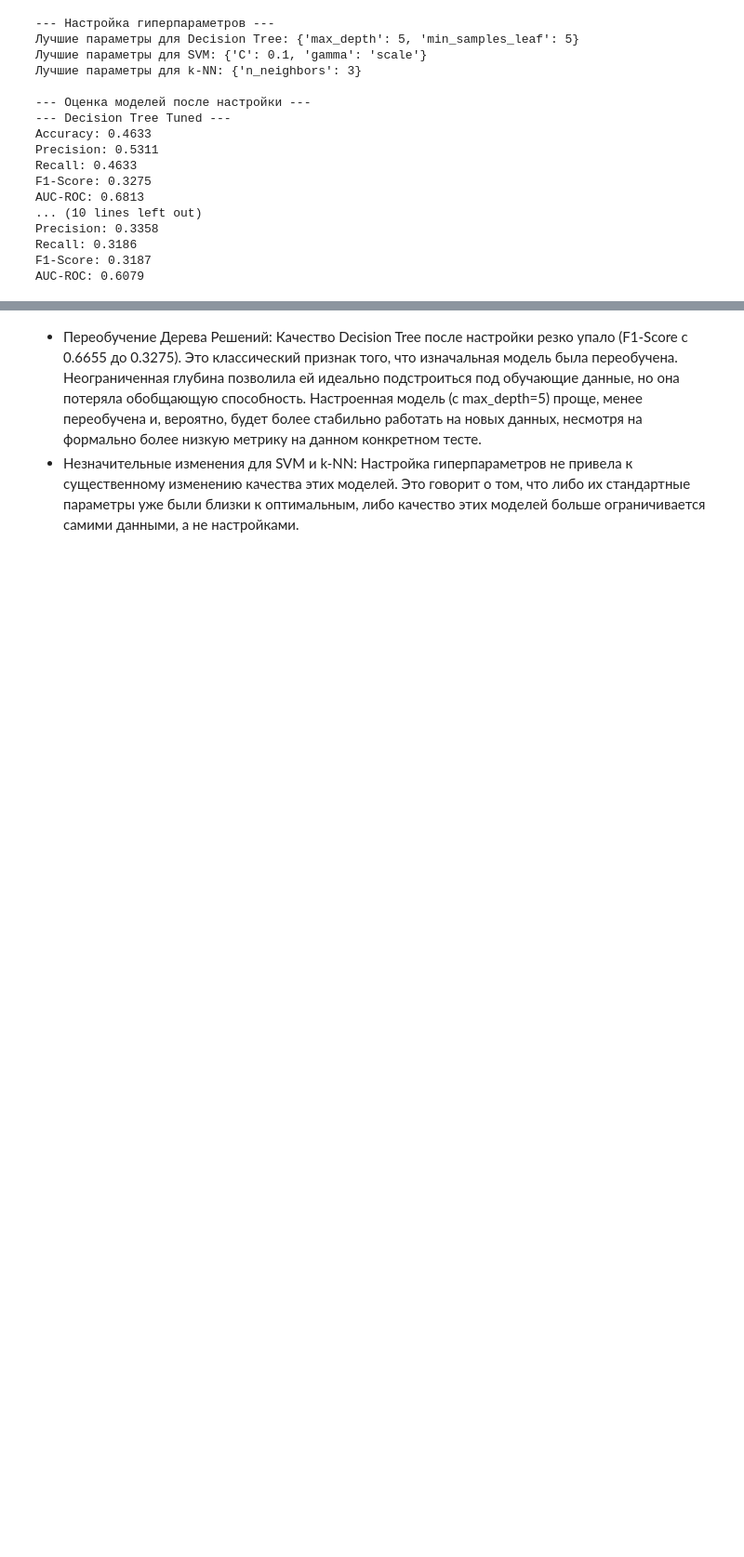
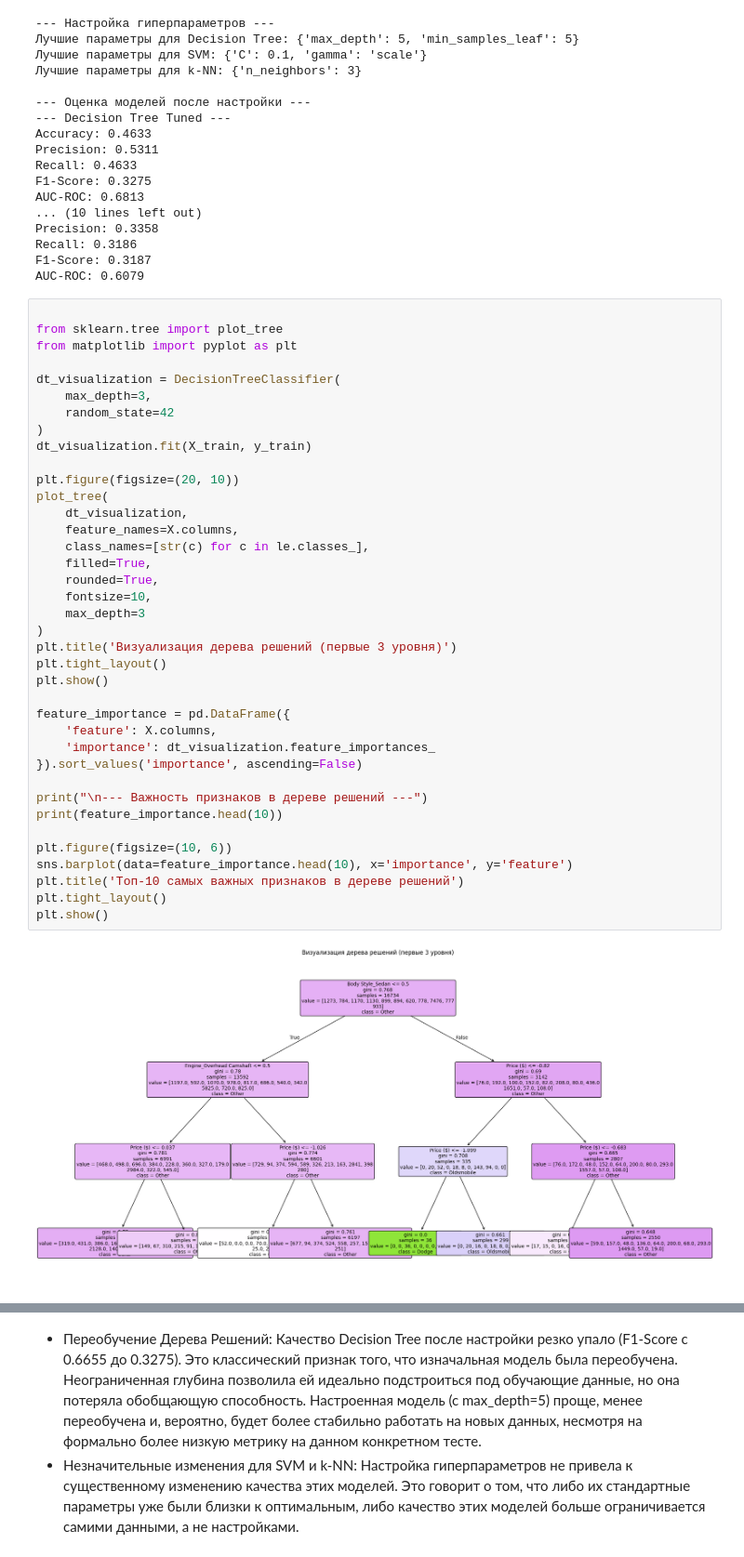
Before and after one commit to Polarnnik/mlthree, a Jupyter notebook: main.ipynb, the cells around one changed output, grey strips where cells are left out. Shown at 93% size. Cells and saved outputs as stored; diff of their text form; blank space fills up the shorter version.

```diff
--- a/main.ipynb
+++ b/main.ipynb
@@ -210,3 +208,43 @@ Precision: 0.3358
 Recall: 0.3186
 F1-Score: 0.3187
 AUC-ROC: 0.6079
+# %%
+
+from sklearn.tree import plot_tree
+from matplotlib import pyplot as plt
+
+dt_visualization = DecisionTreeClassifier(
+    max_depth=3,
+    random_state=42
+)
+dt_visualization.fit(X_train, y_train)
+
+plt.figure(figsize=(20, 10))
+plot_tree(
+    dt_visualization,
+    feature_names=X.columns,
+    class_names=[str(c) for c in le.classes_],
+    filled=True,
+    rounded=True,
+    fontsize=10,
+    max_depth=3
+)
+plt.title('Визуализация дерева решений (первые 3 уровня)')
+plt.tight_layout()
+plt.show()
+
+feature_importance = pd.DataFrame({
+    'feature': X.columns,
+    'importance': dt_visualization.feature_importances_
+}).sort_values('importance', ascending=False)
+
+print("\n--- Важность признаков в дереве решений ---")
+print(feature_importance.head(10))
+
+plt.figure(figsize=(10, 6))
+sns.barplot(data=feature_importance.head(10), x='importance', y='feature')
+plt.title('Топ-10 самых важных признаков в дереве решений')
+plt.tight_layout()
+plt.show()
+# %% [output]
+[figure, added]
```
Also changed, not shown: parts of 5 cells of this notebook, 2 other files.
